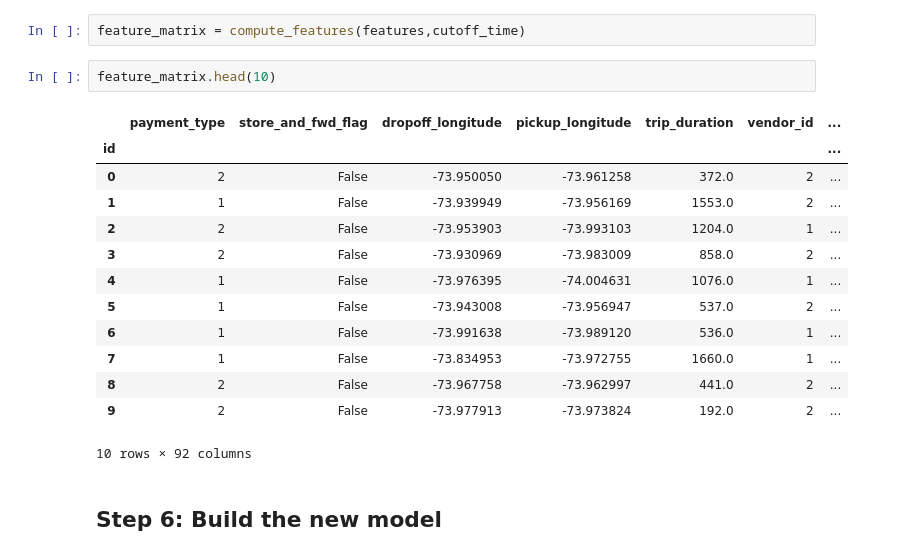
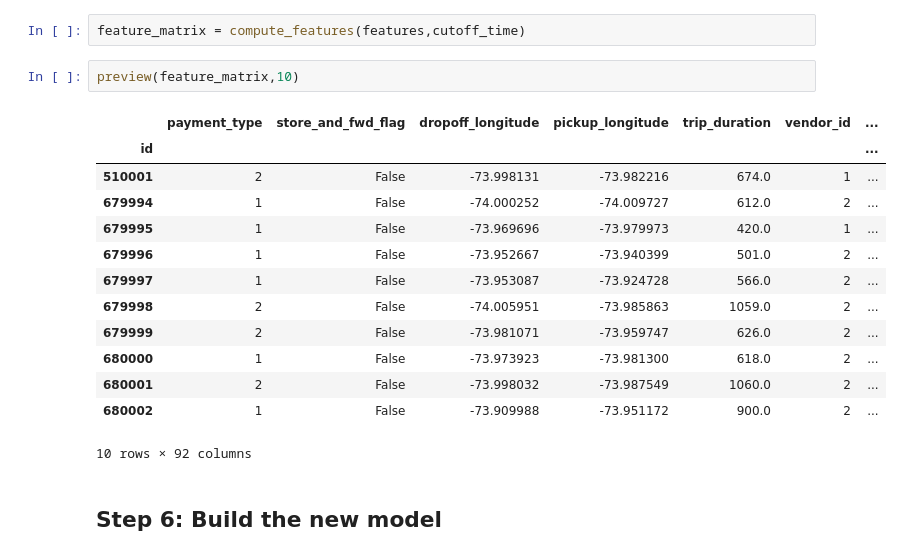
Before and after one commit to alteryx/DSx, a Jupyter notebook: NewYorkCity_taxi_case_study.ipynb, the cells around one changed output. Drawn from its saved outputs; the diff is of its cells as text.

```diff
--- a/NewYorkCity_taxi_case_study.ipynb
+++ b/NewYorkCity_taxi_case_study.ipynb
@@ -299,22 +299,22 @@ features
  <Feature: vendors.MEAN(trips.dropoff_longitude)>]
 # %%
 feature_matrix = compute_features(features,cutoff_time)
-# %%
-feature_matrix.head(10)
-# %% [output]
-|  | payment_type | store_and_fwd_flag | dropoff_longitude | pickup_longitude | trip_duration | vendor_id | ... |
-| id |  |  |  |  |  |  | ... |
-| 0 | 2 | False | -73.950050 | -73.961258 | 372.0 | 2 | ... |
-| 1 | 1 | False | -73.939949 | -73.956169 | 1553.0 | 2 | ... |
-| 2 | 2 | False | -73.953903 | -73.993103 | 1204.0 | 1 | ... |
-| 3 | 2 | False | -73.930969 | -73.983009 | 858.0 | 2 | ... |
-| 4 | 1 | False | -73.976395 | -74.004631 | 1076.0 | 1 | ... |
-| 5 | 1 | False | -73.943008 | -73.956947 | 537.0 | 2 | ... |
-| 6 | 1 | False | -73.991638 | -73.989120 | 536.0 | 1 | ... |
-| 7 | 1 | False | -73.834953 | -73.972755 | 1660.0 | 1 | ... |
-| 8 | 2 | False | -73.967758 | -73.962997 | 441.0 | 2 | ... |
-| 9 | 2 | False | -73.977913 | -73.973824 | 192.0 | 2 | ... |
-10 rows × 92 columns
+# %%
+preview(feature_matrix,10)
+# %% [output]
+|  | payment_type | store_and_fwd_flag | dropoff_longitude | pickup_longitude | trip_duration | vendor_id | ... |
+| id |  |  |  |  |  |  | ... |
+| 510001 | 2 | False | -73.998131 | -73.982216 | 674.0 | 1 | ... |
+| 679994 | 1 | False | -74.000252 | -74.009727 | 612.0 | 2 | ... |
+| 679995 | 1 | False | -73.969696 | -73.979973 | 420.0 | 1 | ... |
+| 679996 | 1 | False | -73.952667 | -73.940399 | 501.0 | 2 | ... |
+| 679997 | 1 | False | -73.953087 | -73.924728 | 566.0 | 2 | ... |
+| 679998 | 2 | False | -74.005951 | -73.985863 | 1059.0 | 2 | ... |
+| 679999 | 2 | False | -73.981071 | -73.959747 | 626.0 | 2 | ... |
+| 680000 | 1 | False | -73.973923 | -73.981300 | 618.0 | 2 | ... |
+| 680001 | 2 | False | -73.998032 | -73.987549 | 1060.0 | 2 | ... |
+| 680002 | 1 | False | -73.909988 | -73.951172 | 900.0 | 2 | ... |
+10 rows × 92 columns
 # %% [markdown]
 <h2>Step 6: Build the new model</h2>
 # %%
```
Also changed, not shown: parts of 13 cells of this notebook, 2 other files.
